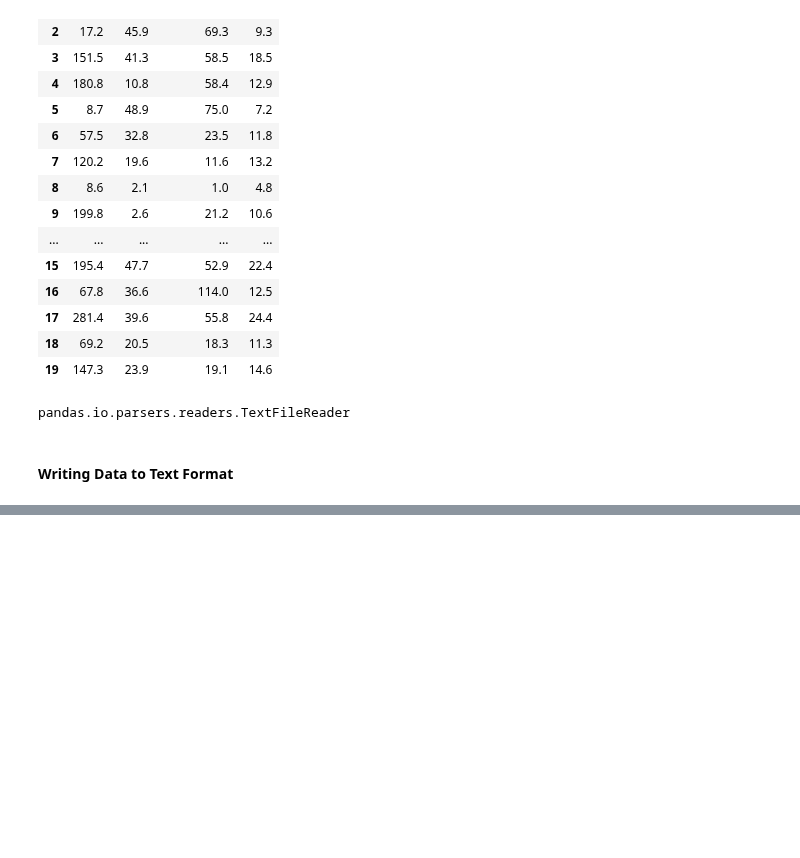
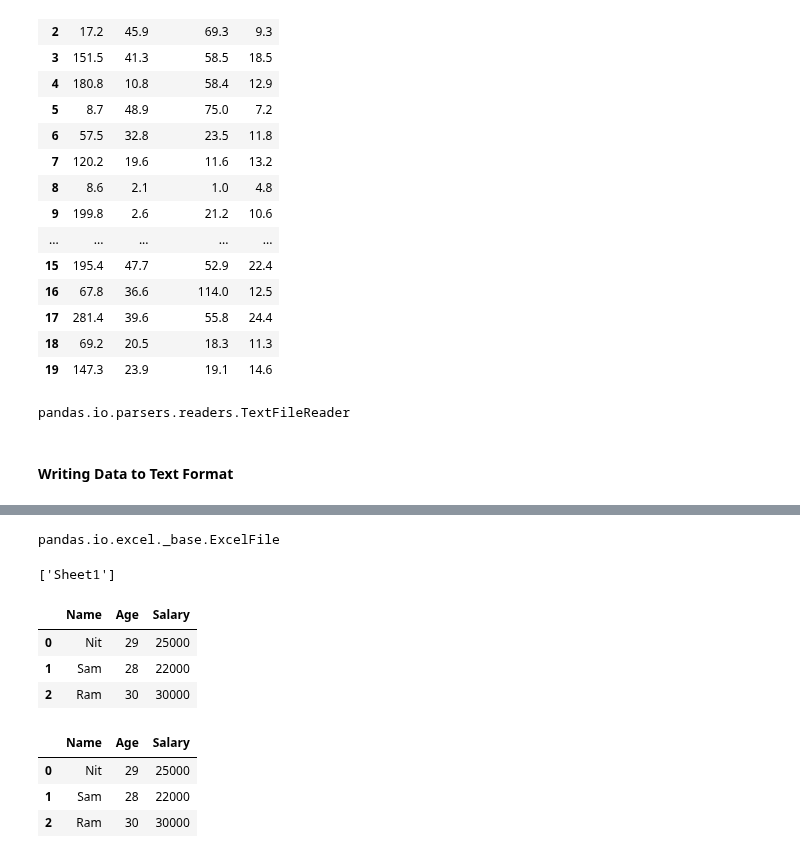
Before and after one commit to niteshpandeyofficial/Python-Programming-Material, a Jupyter notebook: Python Code/Pandas_Concept.ipynb, the cells around one changed output, grey strips where cells are left out. Drawn from its saved outputs; the diff is of its cells as text; code cells hidden in the pictures; blank space fills up the shorter version.

Commit message:
pandas concept file updated now

```diff
--- a/Python Code/Pandas_Concept.ipynb
+++ b/Python Code/Pandas_Concept.ipynb
@@ -1205,0 +1252,20 @@ data1=data.to_csv('/content/data_copy.csv')
+# %%
+#To use pandas.ExcelFile, create an instance by passing a path to an xls or xlsx file
+xls_demo=pd.ExcelFile('/content/demo.xlsx')
+# %%
+type(xls_demo)
+# %% [output]
+pandas.io.excel._base.ExcelFile
+# %%
+#This object can show you the list of available sheet names in the file:
+xls_demo.sheet_names
+# %% [output]
+['Sheet1']
+# %%
+#Data stored in a sheet can then be read into DataFrame with parse:
+xls_demo.parse(sheet_name="Sheet1")
+# %% [output]
+|  | Name | Age | Salary |
+| 0 | Nit | 29 | 25000 |
+| 1 | Sam | 28 | 22000 |
+| 2 | Ram | 30 | 30000 |
@@ -1205,0 +1276,7 @@ data1=data.to_csv('/content/data_copy.csv')
+# %%
+frame
+# %% [output]
+|  | Name | Age | Salary |
+| 0 | Nit | 29 | 25000 |
+| 1 | Sam | 28 | 22000 |
+| 2 | Ram | 30 | 30000 |
```
Also changed, not shown: parts of 10 cells of this notebook.
